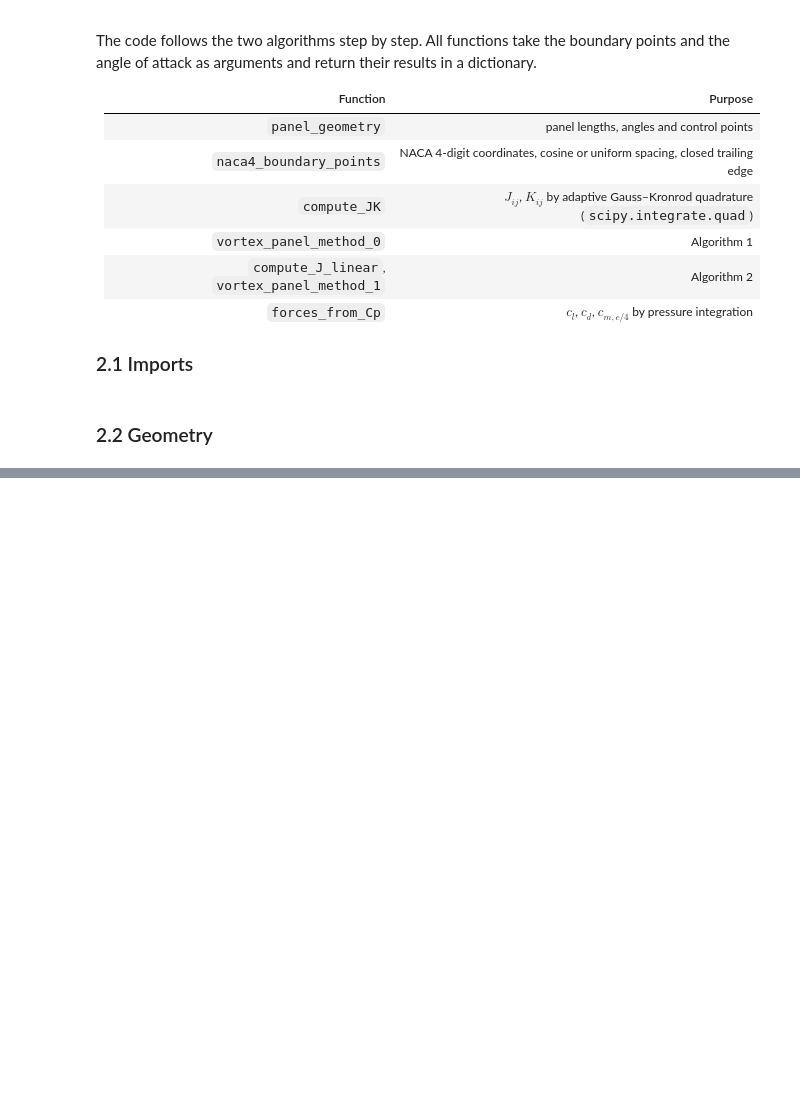
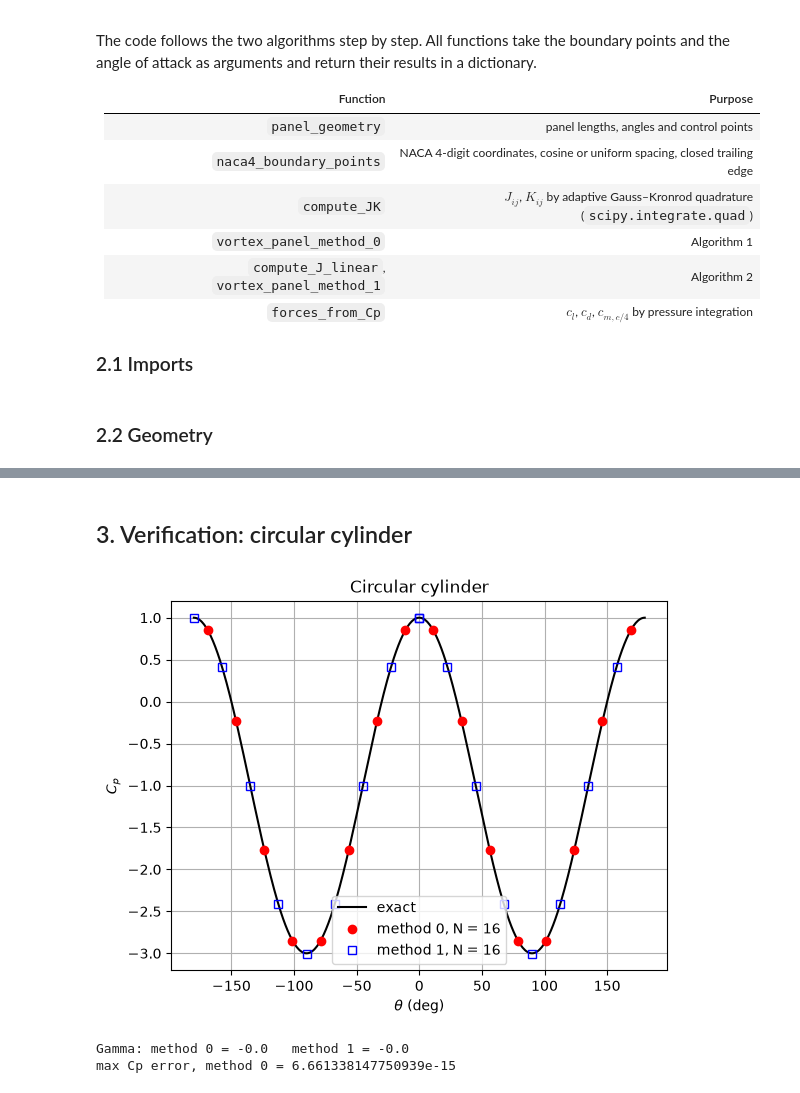
Before and after one commit to aneeshasokan710/AE611_2026, a Jupyter notebook: Vortex Panel.ipynb, the cells around one changed output, grey strips where cells are left out. Cells and saved outputs as stored; diff of their text form; code cells hidden in the pictures; blank space fills up the shorter version.

```diff
--- a/Vortex Panel.ipynb
+++ b/Vortex Panel.ipynb
@@ -149,0 +152,28 @@ def naca4_boundary_points(code, N, spacing='cosine'):
+# %%
+def compute_JK(XC, YC, XB, YB, phi, S):
+    """Anderson's geometric integrals for constant-strength vortex panels.
+    J[i, j] = integral over panel j of d(theta_ij)/d(n_i) ds_j
+    K[i, j] = integral over panel j of d(theta_ij)/d(s_i) ds_j
+    Self terms J_ii = K_ii = 0 (principal value)."""
+    N = len(XC)
+    J = np.zeros((N, N))
+    K = np.zeros((N, N))
+    for i in range(N):
+        for j in range(N):
+            if i == j:
+                continue
+            def dtheta_dn(s):
+                xj = XB[j] + s*np.cos(phi[j])
+                yj = YB[j] + s*np.sin(phi[j])
+                dx = XC[i] - xj
+                dy = YC[i] - yj
+                return (dx*np.cos(phi[i]) + dy*np.sin(phi[i])) / (dx**2 + dy**2)
+            def dtheta_ds(s):
+                xj = XB[j] + s*np.cos(phi[j])
+                yj = YB[j] + s*np.sin(phi[j])
+                dx = XC[i] - xj
+                dy = YC[i] - yj
+                return (dx*np.sin(phi[i]) - dy*np.cos(phi[i])) / (dx**2 + dy**2)
+            J[i, j] = quad(dtheta_dn, 0, S[j])[0]
+            K[i, j] = quad(dtheta_ds, 0, S[j])[0]
+    return J, K
@@ -149,0 +349,23 @@ def naca4_boundary_points(code, N, spacing='cosine'):
+# %% [markdown]
+## 3. Verification: circular cylinder
+# %%
+N = 16
+XB, YB = cylinder_boundary_points(N)
+r0 = vortex_panel_method_0(XB, YB, 0.0, kutta=False)
+r1 = vortex_panel_method_1(XB, YB, 0.0, kutta=False)
+th0 = np.arctan2(r0['YC'], r0['XC'])
+th1 = np.arctan2(YB, XB)
+
+th = np.linspace(-np.pi, np.pi, 400)
+plt.plot(np.degrees(th), 1 - 4*np.sin(th)**2, 'k-', label='exact')
+plt.plot(np.degrees(th0), r0['Cp'], 'ro', label=f'method 0, N = {N}')
+plt.plot(np.degrees(th1), r1['Cp'], 'bs', mfc='none', label=f'method 1, N = {N}')
+plt.xlabel(r'$\theta$ (deg)'); plt.ylabel('$C_p$'); plt.title('Circular cylinder')
+plt.legend(); plt.grid(True); plt.show()
+
+print("Gamma: method 0 =", round(r0['Gamma'], 12), "  method 1 =", round(r1['Gamma'], 12))
+print("max Cp error, method 0 =", np.abs(r0['Cp'] - (1 - 4*np.sin(th0)**2)).max())
+# %% [output]
+[figure, added]
+Gamma: method 0 = -0.0   method 1 = -0.0
+max Cp error, method 0 = 6.661338147750939e-15
```
Also changed, not shown: parts of 28 cells of this notebook.
